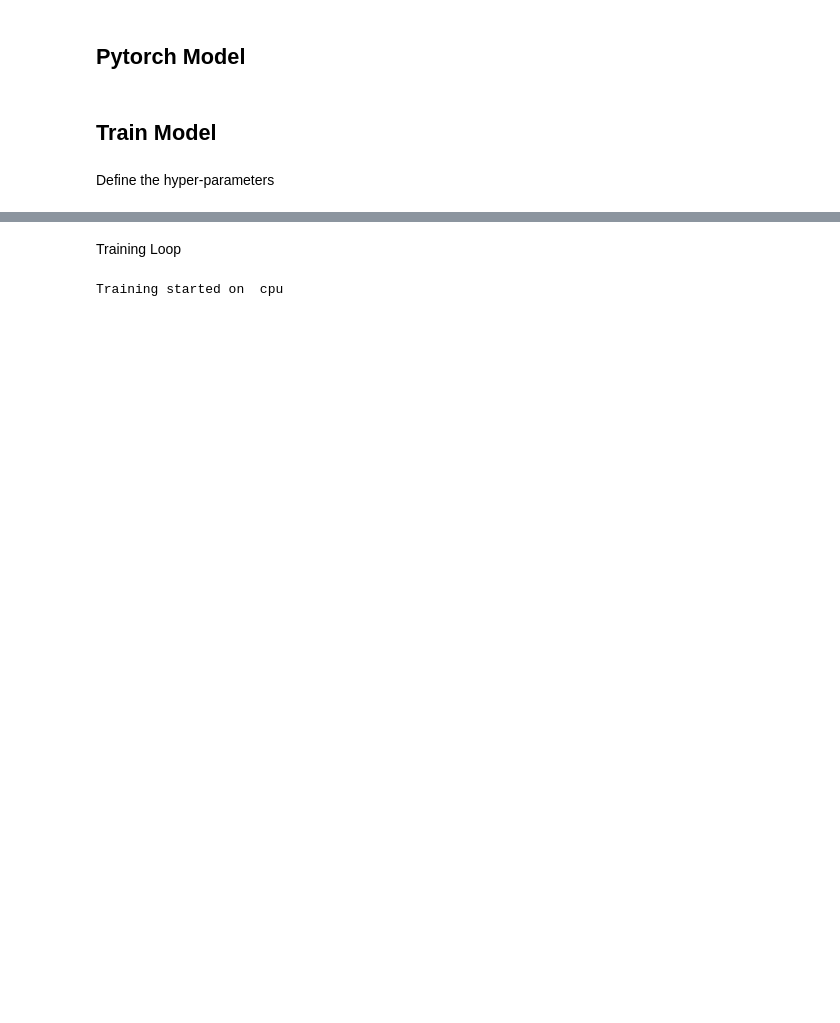
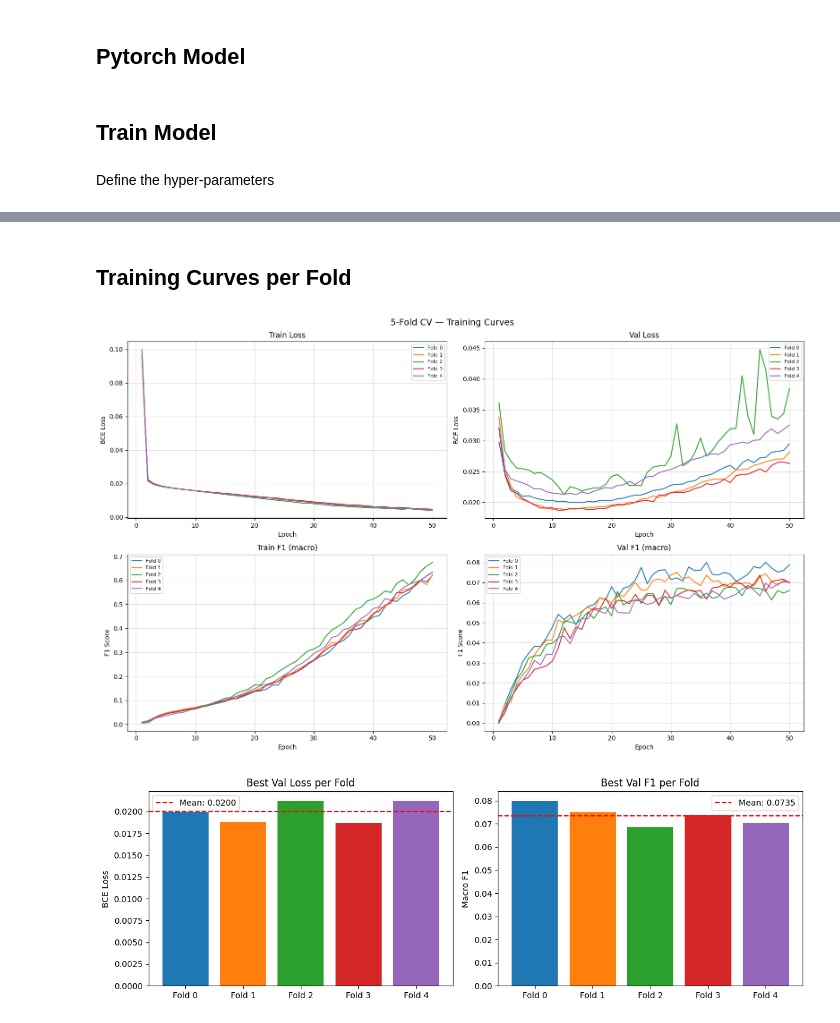
Before and after one commit to kasrakn/MoA_prediction_kaggle, a Jupyter notebook: src/exp1.ipynb, the cells around one changed output, grey strips where cells are left out. Drawn from its saved outputs; the diff is of its cells as text; code cells hidden in the pictures; blank space fills up the shorter version.

```diff
--- a/src/exp1.ipynb
+++ b/src/exp1.ipynb
@@ -161,3 +168,14 @@ class MoAModel(nn.Module):
 ## Train Model
 # %% [markdown]
 Define the hyper-parameters
+# %%
+torch.manual_seed(42)
+device = "cuda" if torch.cuda.is_available() else "cpu"
+
+INPUT_DIM  = main_features_df.shape[1]
+OUTPUT_DIM = main_targets_df.shape[1]
+BATCH_SIZE = 128
+N_EPOCHS   = 50
+N_FOLDS    = 5
+
+print(f"Device: {device} | Input dim: {INPUT_DIM} | Output dim: {OUTPUT_DIM}")
@@ -170,10 +316,50 @@ n_epochs = 20
-# %% [markdown]
-Training Loop
-# %%
-device = "cuda" if torch.cuda.is_available() else "cpu"
-print("Training started on ", device)
-
-# for epoch in range(n_epochs):
-#     for train_X, train_y in train_loader:
-# %% [output]
-Training started on  cpu
+# %% [markdown]
+## Training Curves per Fold
+# %%
+epochs = range(1, N_EPOCHS + 1)
+colors = plt.cm.tab10.colors
+
+fig, axes = plt.subplots(2, 2, figsize=(16, 10))
+titles  = ['Train Loss', 'Val Loss', 'Train F1 (macro)', 'Val F1 (macro)']
+ylabels = ['BCE Loss',   'BCE Loss', 'F1 Score',          'F1 Score']
+data_keys = [fold_train_losses, fold_val_losses, fold_train_f1s, fold_val_f1s]
+
+for ax, title, ylabel, data in zip(axes.ravel(), titles, ylabels, data_keys):
+    for fold_id in range(N_FOLDS):
+        ax.plot(epochs, data[fold_id], color=colors[fold_id], label=f'Fold {fold_id}')
+    ax.set_title(title)
+    ax.set_xlabel('Epoch')
+    ax.set_ylabel(ylabel)
+    ax.legend(fontsize=8)
+    ax.grid(True, alpha=0.4)
+
+plt.suptitle('5-Fold CV — Training Curves', fontsize=14)
+plt.tight_layout()
+plt.show()
+
+# ---- Summary bar charts ----
+best_val_losses_list = [fold_best_val_loss[i] for i in range(N_FOLDS)]
+best_val_f1s_list    = [max(fold_val_f1s[i])  for i in range(N_FOLDS)]
+fold_labels          = [f'Fold {i}' for i in range(N_FOLDS)]
+
+fig, axes = plt.subplots(1, 2, figsize=(12, 4))
+
+axes[0].bar(fold_labels, best_val_losses_list, color=colors[:N_FOLDS])
+axes[0].axhline(np.mean(best_val_losses_list), color='red', linestyle='--',
+                label=f'Mean: {np.mean(best_val_losses_list):.4f}')
+axes[0].set_title('Best Val Loss per Fold')
+axes[0].set_ylabel('BCE Loss')
+axes[0].legend()
+
+axes[1].bar(fold_labels, best_val_f1s_list, color=colors[:N_FOLDS])
+axes[1].axhline(np.mean(best_val_f1s_list), color='red', linestyle='--',
+                label=f'Mean: {np.mean(best_val_f1s_list):.4f}')
+axes[1].set_title('Best Val F1 per Fold')
+axes[1].set_ylabel('Macro F1')
+axes[1].legend()
+
+plt.tight_layout()
+plt.show()
+# %% [output]
+[figure, added]
+[figure, added]
```
Also changed, not shown: parts of 15 cells of this notebook, 2 other files.
